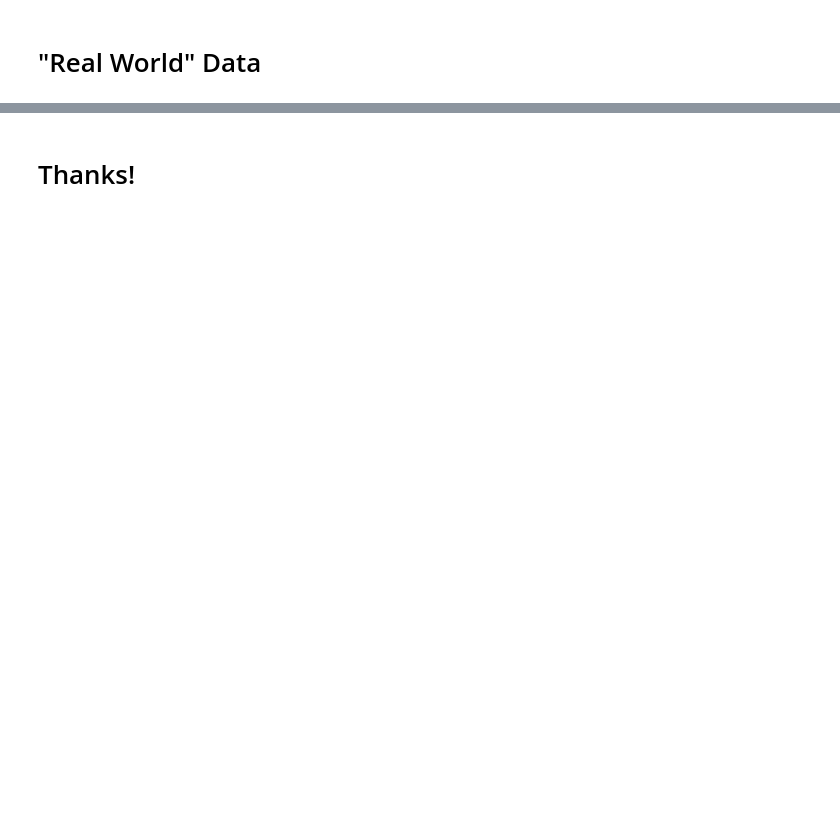
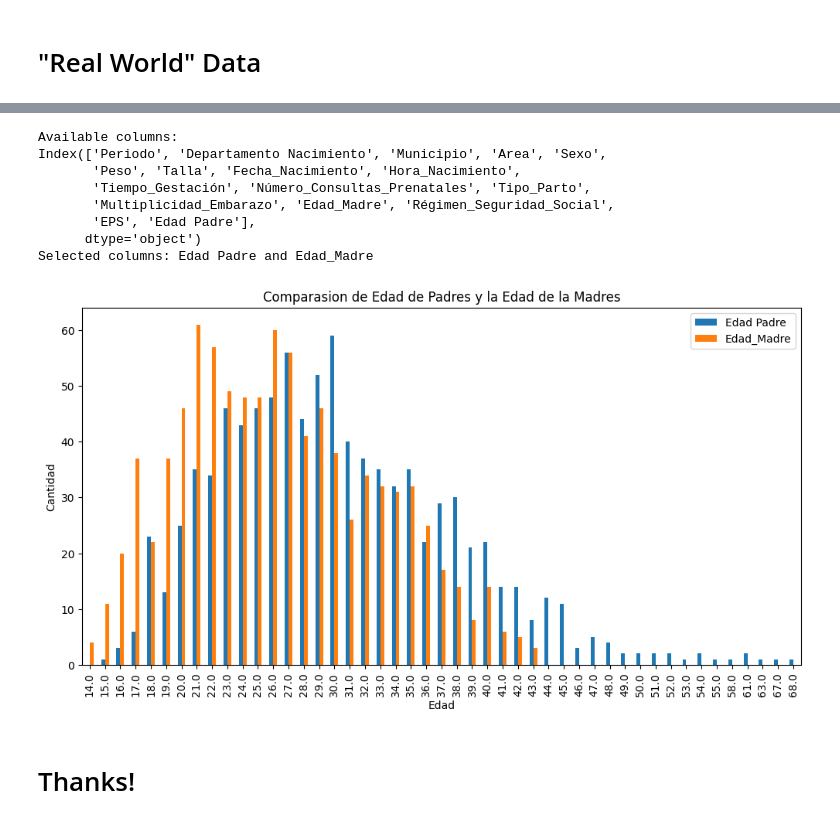
Before and after one commit to keynes99/MetNumUN2024II, a Jupyter notebook: kstephensw_Lab2.ipynb, the cells around one changed output, grey strips where cells are left out. Drawn from its saved outputs; the diff is of its cells as text; code cells hidden in the pictures; blank space fills up the shorter version.

```diff
--- a/kstephensw_Lab2.ipynb
+++ b/kstephensw_Lab2.ipynb
@@ -1854,2 +2118,52 @@ ax.set_xticklabels(ax.get_xticklabels(), rotation=45);
+# %%
+import pandas as pd
+import matplotlib.pyplot as plt
+
+# Read the CSV file into a DataFrame
+file_name = 'Nacimientos2024.csv'
+nac = pd.read_csv(file_name)
+
+# Display the first few rows of the DataFrame to check column names
+print("Available columns:")
+print(nac.columns)
+
+# Choose two columns to compare (replace these with your actual column names)
+column1 = 'Edad Padre'  # Replace with your first column name
+column2 = 'Edad_Madre'  # Replace with your second column name
+
+# Check if the columns exist in the DataFrame
+if column1 in nac.columns and column2 in nac.columns:
+    print(f"Selected columns: {column1} and {column2}")
+else:
+    print("One or both columns are not in the DataFrame. Please check the column names.")
+    exit()  # Exit if columns are not found
+
+# 1. **Count the occurrences of each category in both columns**
+count_column1 = nac[column1].value_counts()
+count_column2 = nac[column2].value_counts()
+
+# 2. **Create a DataFrame to compare both counts**
+df_comparison = pd.DataFrame({column1: count_column1, column2: count_column2}).fillna(0)
+
+# 3. **Plot a Bar Chart to compare the counts of both columns**
+df_comparison.plot(kind='bar', figsize=(12, 6))
+
+# Set the title and labels for the chart
+plt.title(f'Comparasion de Edad de Padres y la Edad de la Madres')
+plt.xlabel('Edad')
+plt.ylabel('Cantidad')
+
+# Show the plot
+plt.show()
+# %% [output]
+Available columns:
+Index(['Periodo', 'Departamento Nacimiento', 'Municipio', 'Area', 'Sexo',
+       'Peso', 'Talla', 'Fecha_Nacimiento', 'Hora_Nacimiento',
+       'Tiempo_Gestación', 'Número_Consultas_Prenatales', 'Tipo_Parto',
+       'Multiplicidad_Embarazo', 'Edad_Madre', 'Régimen_Seguridad_Social',
+       'EPS', 'Edad Padre'],
+      dtype='object')
+Selected columns: Edad Padre and Edad_Madre
+[figure, added]
 # %% [markdown]
 # Thanks!
```
Also changed, not shown: parts of 27 cells of this notebook.
